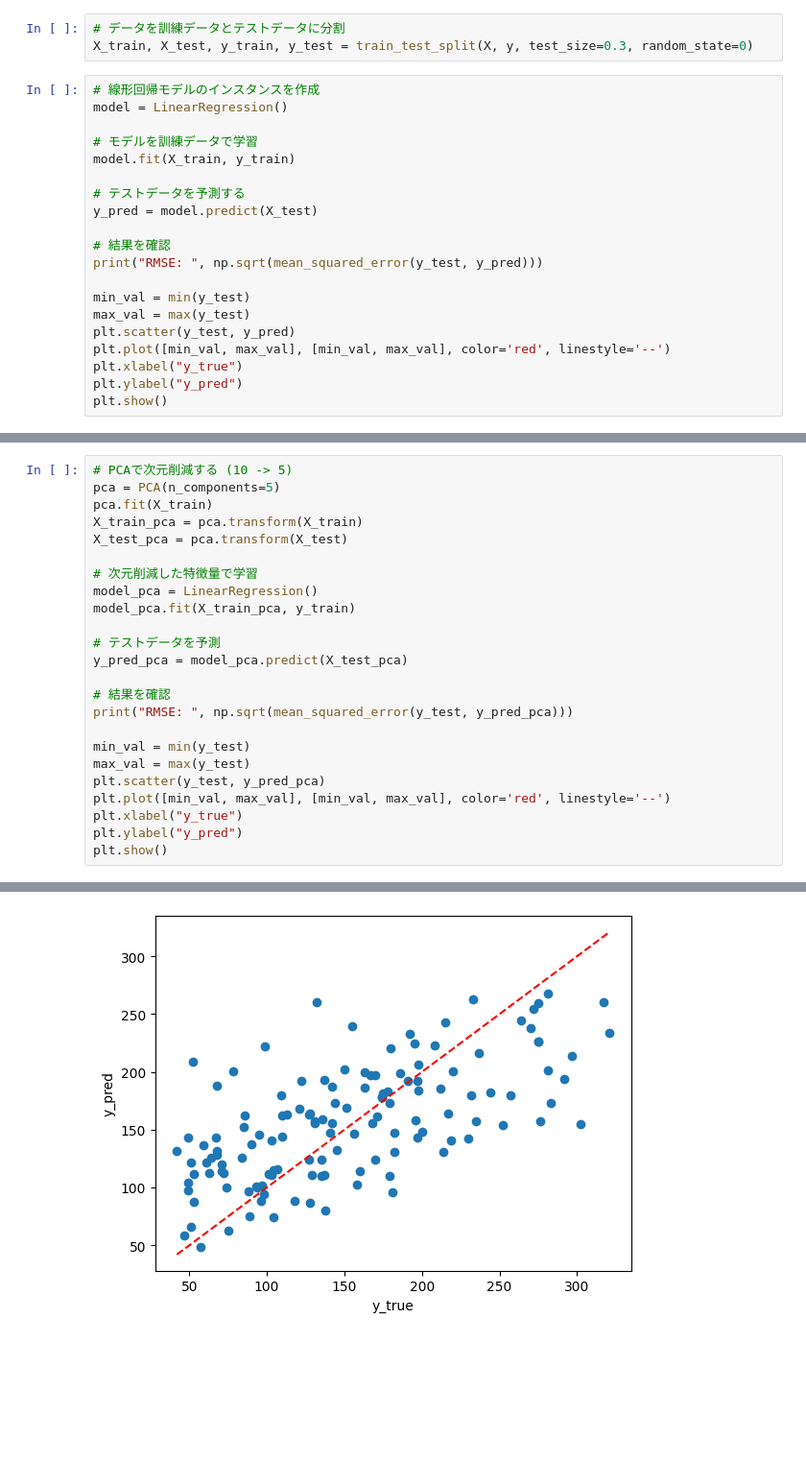
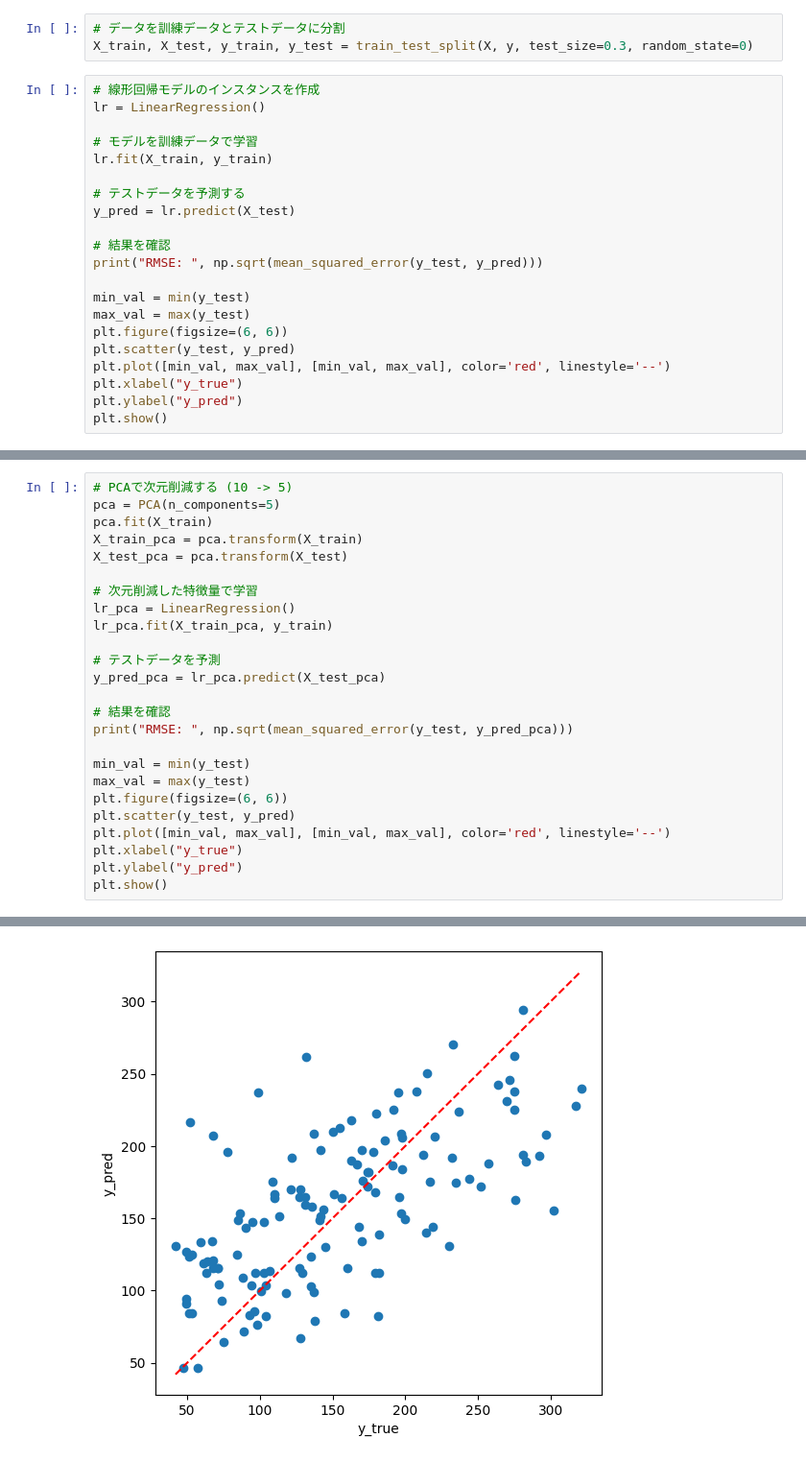
Before and after one commit to KodaiS/ML-study, a Jupyter notebook: basic_classification_and_regression.ipynb, the cells around one changed output, grey strips where cells are left out. Shown: that part at 96% size. Cells and saved outputs as stored; diff of their text form; blank space fills up the shorter version.

```diff
--- a/basic_classification_and_regression.ipynb
+++ b/basic_classification_and_regression.ipynb
@@ -200,19 +200,20 @@ plt.show()
 X_train, X_test, y_train, y_test = train_test_split(X, y, test_size=0.3, random_state=0)
 # %%
 # 線形回帰モデルのインスタンスを作成
-model = LinearRegression()
+lr = LinearRegression()
 
 # モデルを訓練データで学習
-model.fit(X_train, y_train)
+lr.fit(X_train, y_train)
 
 # テストデータを予測する
-y_pred = model.predict(X_test)
+y_pred = lr.predict(X_test)
 
 # 結果を確認
 print("RMSE: ", np.sqrt(mean_squared_error(y_test, y_pred)))
 
 min_val = min(y_test)
 max_val = max(y_test)
+plt.figure(figsize=(6, 6))
 plt.scatter(y_test, y_pred)
 plt.plot([min_val, max_val], [min_val, max_val], color='red', linestyle='--')
 plt.xlabel("y_true")
@@ -224,27 +225,28 @@ RMSE:  55.651766938926656
 # %%
 # PCAで次元削減する (10 -> 5)
 pca = PCA(n_components=5)
 pca.fit(X_train)
 X_train_pca = pca.transform(X_train)
 X_test_pca = pca.transform(X_test)
 
 # 次元削減した特徴量で学習
-model_pca = LinearRegression()
-model_pca.fit(X_train_pca, y_train)
+lr_pca = LinearRegression()
+lr_pca.fit(X_train_pca, y_train)
 
 # テストデータを予測
-y_pred_pca = model_pca.predict(X_test_pca)
+y_pred_pca = lr_pca.predict(X_test_pca)
 
 # 結果を確認
 print("RMSE: ", np.sqrt(mean_squared_error(y_test, y_pred_pca)))
 
 min_val = min(y_test)
 max_val = max(y_test)
-plt.scatter(y_test, y_pred_pca)
+plt.figure(figsize=(6, 6))
+plt.scatter(y_test, y_pred)
 plt.plot([min_val, max_val], [min_val, max_val], color='red', linestyle='--')
 plt.xlabel("y_true")
 plt.ylabel("y_pred")
 plt.show()
 # %% [output]
 RMSE:  55.099329627153715
-[figure, old version]
+[figure, new version]
```
Also changed, not shown: parts of 5 cells of this notebook.
